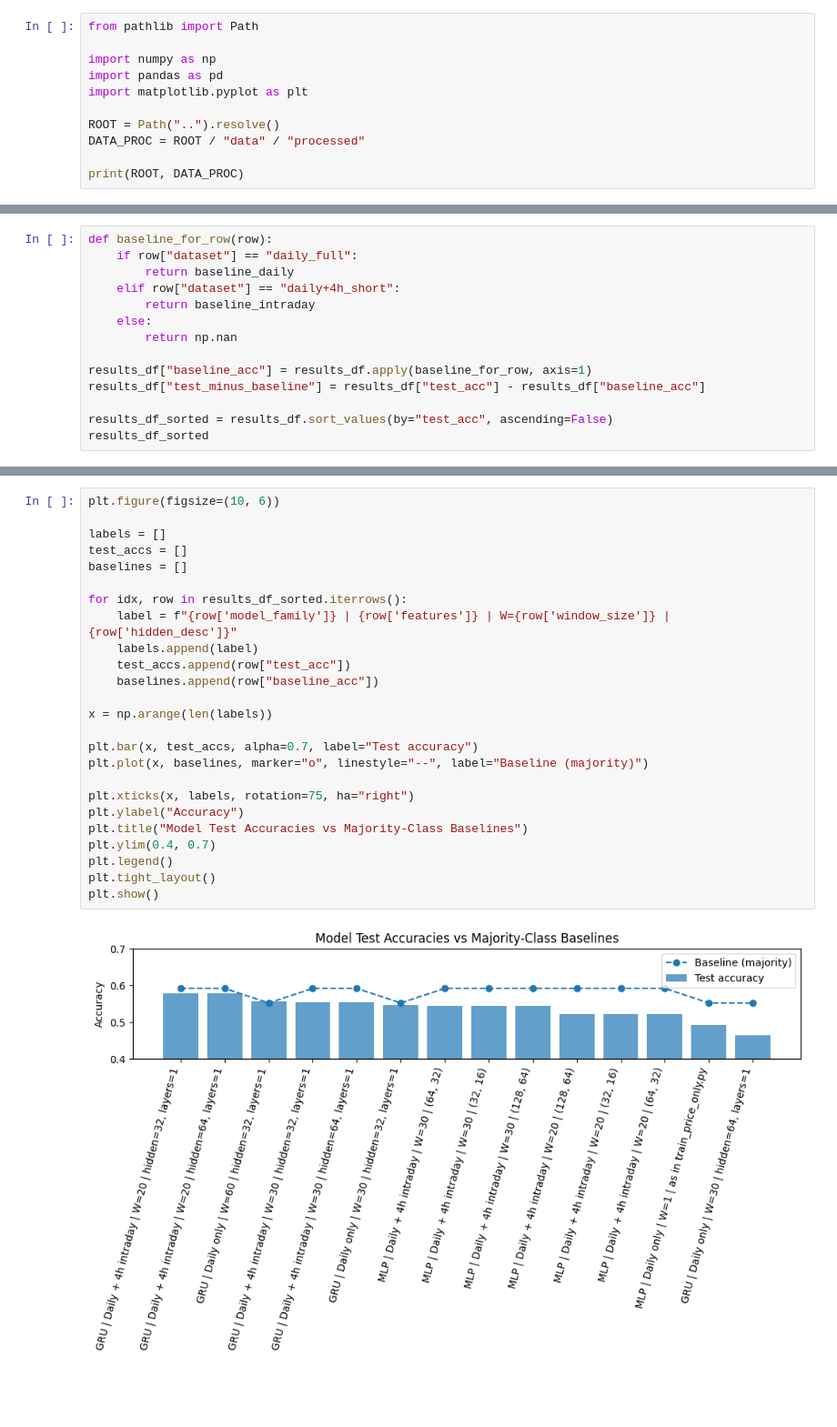
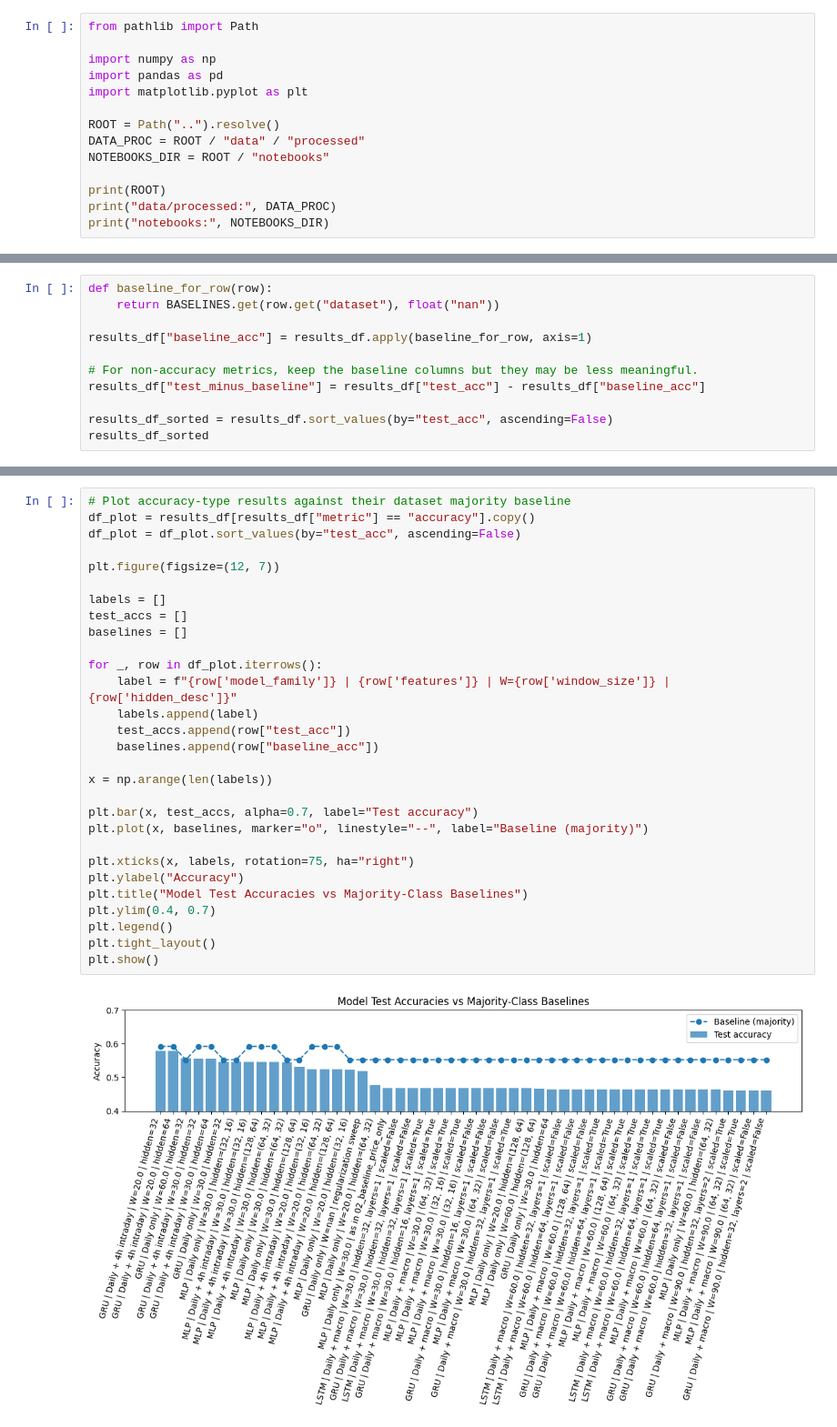
Before and after one commit to medfad7/ANN-for-STOCK-PREDICTION, a Jupyter notebook: notebooks/07_summary_all_results.ipynb, the cells around one changed output, grey strips where cells are left out. Shown at 91% size. Drawn from its saved outputs; the diff is of its cells as text; blank space fills up the shorter version.

Commit message:
update summary notebook with latest results

```diff
--- a/notebooks/07_summary_all_results.ipynb
+++ b/notebooks/07_summary_all_results.ipynb
@@ -17,6 +21,9 @@ import matplotlib.pyplot as plt
 
 ROOT = Path("..").resolve()
 DATA_PROC = ROOT / "data" / "processed"
+NOTEBOOKS_DIR = ROOT / "notebooks"
 
-print(ROOT, DATA_PROC)
+print(ROOT)
+print("data/processed:", DATA_PROC)
+print("notebooks:", NOTEBOOKS_DIR)
 # %% [output]
@@ -267,13 +436,10 @@ results_df
 # %%
 def baseline_for_row(row):
-    if row["dataset"] == "daily_full":
-        return baseline_daily
-    elif row["dataset"] == "daily+4h_short":
-        return baseline_intraday
-    else:
-        return np.nan
+    return BASELINES.get(row.get("dataset"), float("nan"))
 
 results_df["baseline_acc"] = results_df.apply(baseline_for_row, axis=1)
+
+# For non-accuracy metrics, keep the baseline columns but they may be less meaningful.
 results_df["test_minus_baseline"] = results_df["test_acc"] - results_df["baseline_acc"]
 
 results_df_sorted = results_df.sort_values(by="test_acc", ascending=False)
@@ -297,30 +465,34 @@ results_df_sorted
 # %%
-plt.figure(figsize=(10, 6))
+# Plot accuracy-type results against their dataset majority baseline
+df_plot = results_df[results_df["metric"] == "accuracy"].copy()
+df_plot = df_plot.sort_values(by="test_acc", ascending=False)
+
+plt.figure(figsize=(12, 7))
 
 labels = []
 test_accs = []
 baselines = []
 
-for idx, row in results_df_sorted.iterrows():
+for _, row in df_plot.iterrows():
     label = f"{row['model_family']} | {row['features']} | W={row['window_size']} | {row['hidden_desc']}"
     labels.append(label)
     test_accs.append(row["test_acc"])
     baselines.append(row["baseline_acc"])
 
 x = np.arange(len(labels))
 
 plt.bar(x, test_accs, alpha=0.7, label="Test accuracy")
 plt.plot(x, baselines, marker="o", linestyle="--", label="Baseline (majority)")
 
 plt.xticks(x, labels, rotation=75, ha="right")
 plt.ylabel("Accuracy")
 plt.title("Model Test Accuracies vs Majority-Class Baselines")
 plt.ylim(0.4, 0.7)
 plt.legend()
 plt.tight_layout()
 plt.show()
 # %% [output]
-[figure, old version]
+[figure, new version]
 # %%
 summary_by_family = (
     results_df
```
Also changed, not shown: parts of 6 cells of this notebook, 1 other file.
